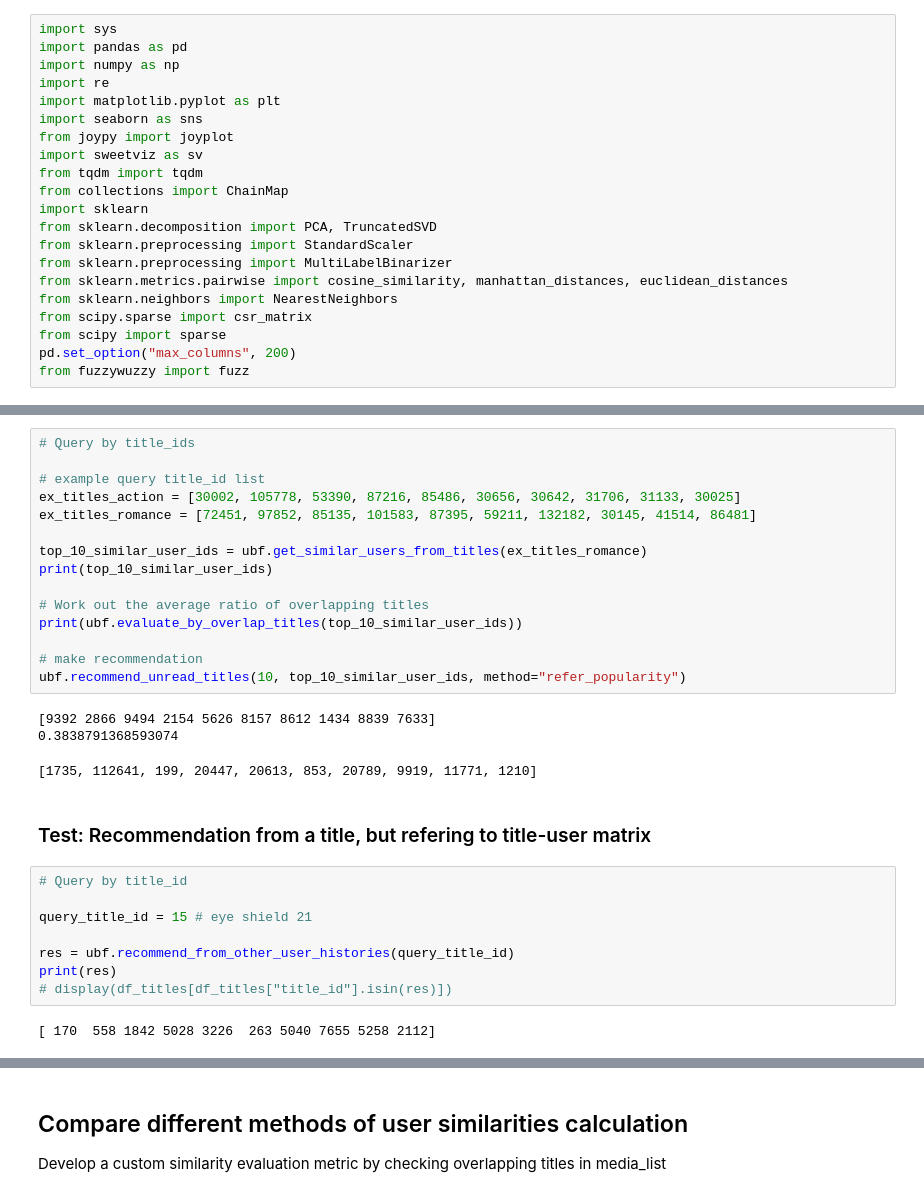
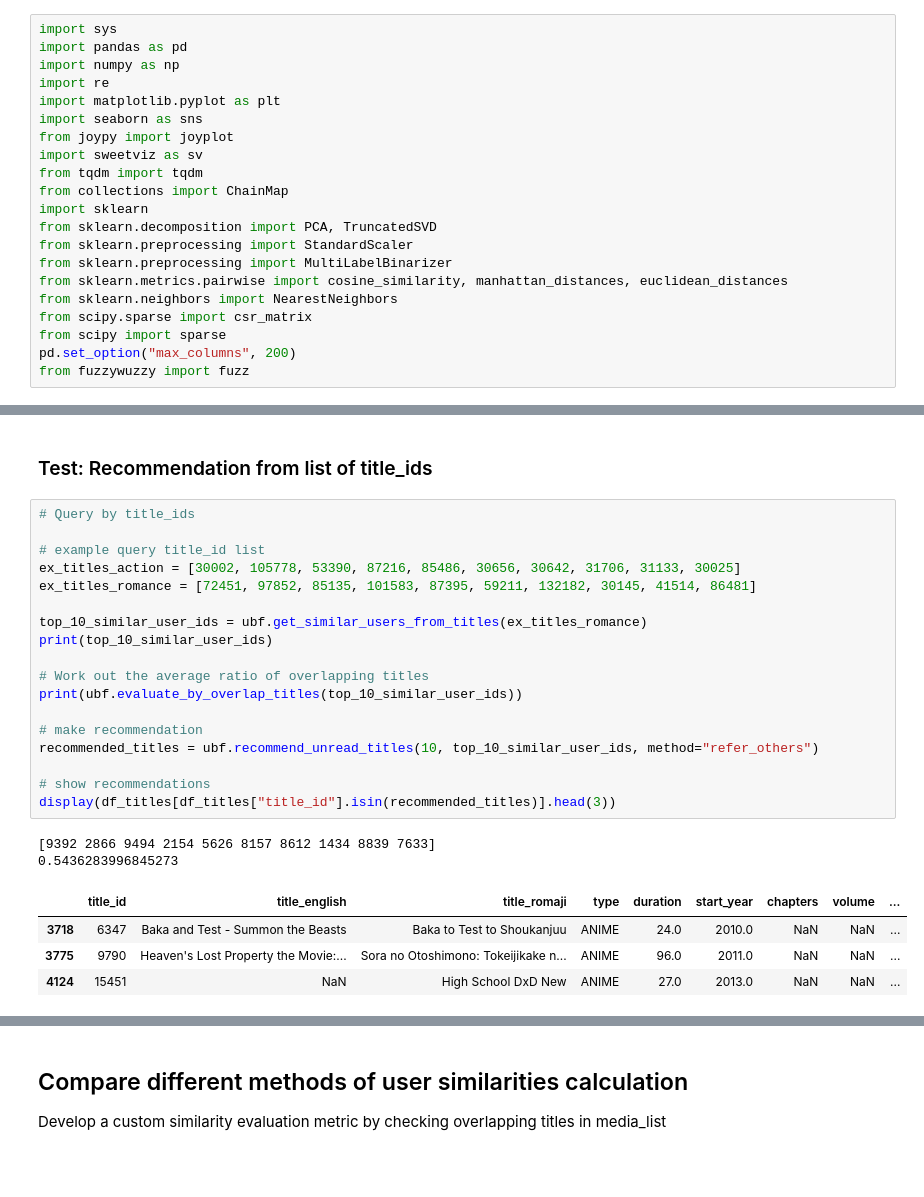
Before and after one commit to doyoung-umich/pj_otaku, a Jupyter notebook: Ryota/Recommendation Module.ipynb, the cells around one changed output, grey strips where cells are left out. Cells and saved outputs as stored; diff of their text form; blank space fills up the shorter version.

```diff
--- a/Ryota/Recommendation Module.ipynb
+++ b/Ryota/Recommendation Module.ipynb
@@ -213,31 +222,27 @@ ubf.recommend_unread_titles(10, top_10_similar_user_ids, method="refer_popularit
+# %% [markdown]
+### Test: Recommendation from list of title_ids
 # %%
 # Query by title_ids
 
 # example query title_id list
 ex_titles_action = [30002, 105778, 53390, 87216, 85486, 30656, 30642, 31706, 31133, 30025]
 ex_titles_romance = [72451, 97852, 85135, 101583, 87395, 59211, 132182, 30145, 41514, 86481]
 
 top_10_similar_user_ids = ubf.get_similar_users_from_titles(ex_titles_romance)
 print(top_10_similar_user_ids)
 
 # Work out the average ratio of overlapping titles
 print(ubf.evaluate_by_overlap_titles(top_10_similar_user_ids))
 
 # make recommendation
-ubf.recommend_unread_titles(10, top_10_similar_user_ids, method="refer_popularity")
+recommended_titles = ubf.recommend_unread_titles(10, top_10_similar_user_ids, method="refer_others")
+
+# show recommendations
+display(df_titles[df_titles["title_id"].isin(recommended_titles)].head(3))
 # %% [output]
 [9392 2866 9494 2154 5626 8157 8612 1434 8839 7633]
-0.3838791368593074
+0.5436283996845273
-[1735, 112641, 199, 20447, 20613, 853, 20789, 9919, 11771, 1210]
+|  | title_id | title_english | title_romaji | type | duration | start_year | chapters | volume | ... |
+| 3718 | 6347 | Baka and Test - Summon the Beasts | Baka to Test to Shoukanjuu | ANIME | 24.0 | 2010.0 | NaN | NaN | ... |
+| 3775 | 9790 | Heaven's Lost Property the Movie:... | Sora no Otoshimono: Tokeijikake n... | ANIME | 96.0 | 2011.0 | NaN | NaN | ... |
+| 4124 | 15451 | NaN | High School DxD New | ANIME | 27.0 | 2013.0 | NaN | NaN | ... |
-# %% [markdown]
-### Test: Recommendation from a title, but refering to title-user matrix
-# %%
-# Query by title_id
-
-query_title_id = 15 # eye shield 21
-
-res = ubf.recommend_from_other_user_histories(query_title_id)
-print(res)
-# display(df_titles[df_titles["title_id"].isin(res)])
-# %% [output]
-[ 170  558 1842 5028 3226  263 5040 7655 5258 2112]
```
Also changed, not shown: parts of 19 cells of this notebook, 1 other file.
